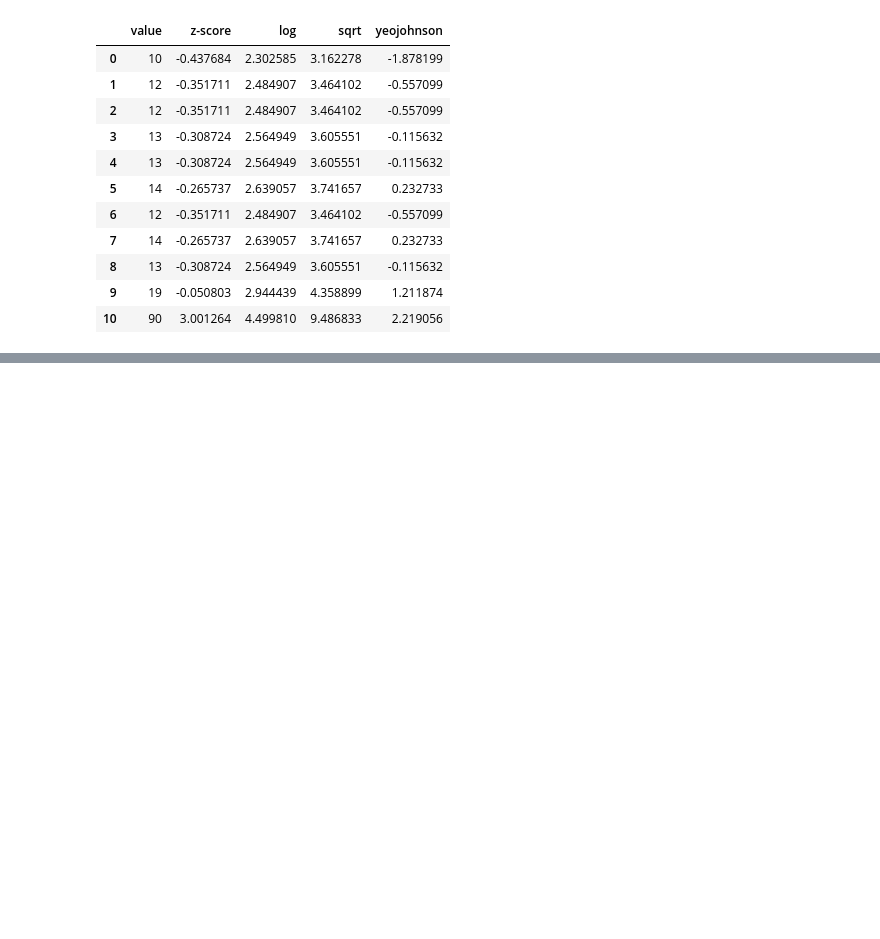
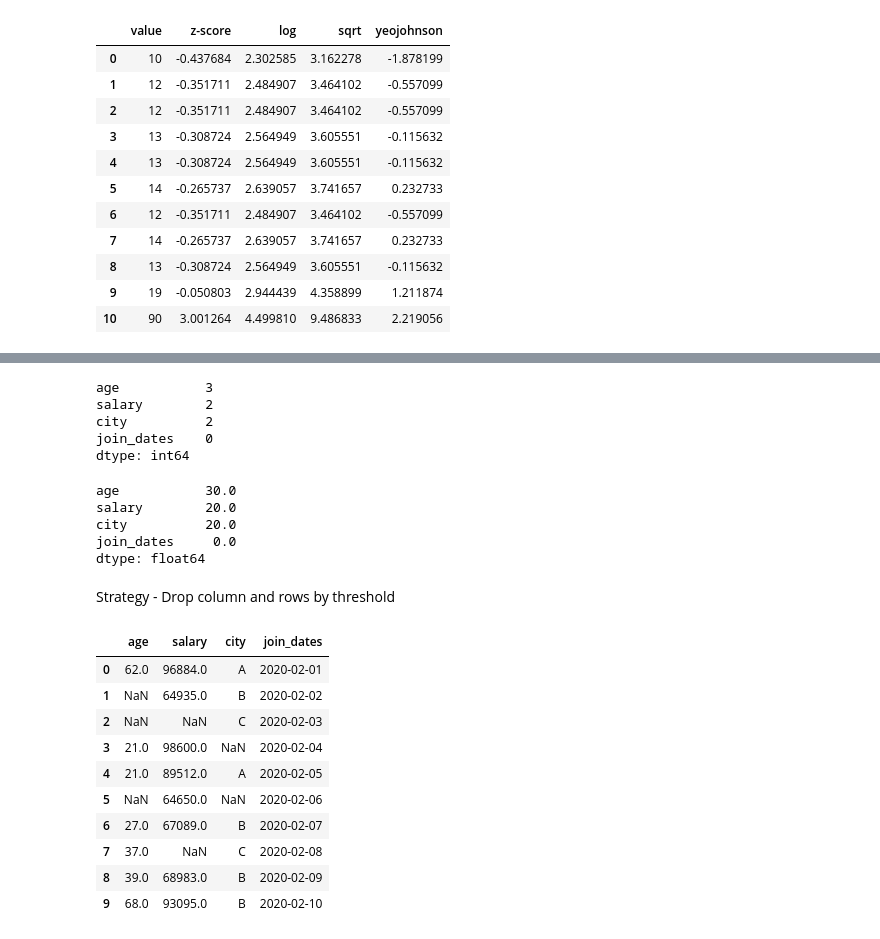
Before and after one commit to devanshu6738/Machine-Learning, a Jupyter notebook: HandlingOutliers.ipynb, the cells around one changed output, grey strips where cells are left out. Saved outputs shown, nothing was run; the diff lists cells and outputs as text; code cells hidden in the pictures; blank space fills up the shorter version.

```diff
--- a/HandlingOutliers.ipynb
+++ b/HandlingOutliers.ipynb
@@ -43,0 +104,35 @@ df
+# %%
+df.isnull().sum()
+# %% [output]
+age           3
+salary        2
+city          2
+join_dates    0
+dtype: int64
+# %%
+df.isnull().mean()*100
+# %% [output]
+age           30.0
+salary        20.0
+city          20.0
+join_dates     0.0
+dtype: float64
+# %% [markdown]
+Strategy - Drop column and rows by threshold
+# %%
+th=0.40
+drop_col=df.columns[df.isnull().mean()>th]
+df.drop(columns=drop_col)
+df
+# %% [output]
+|  | age | salary | city | join_dates |
+| 0 | 62.0 | 96884.0 | A | 2020-02-01 |
+| 1 | NaN | 64935.0 | B | 2020-02-02 |
+| 2 | NaN | NaN | C | 2020-02-03 |
+| 3 | 21.0 | 98600.0 | NaN | 2020-02-04 |
+| 4 | 21.0 | 89512.0 | A | 2020-02-05 |
+| 5 | NaN | 64650.0 | NaN | 2020-02-06 |
+| 6 | 27.0 | 67089.0 | B | 2020-02-07 |
+| 7 | 37.0 | NaN | C | 2020-02-08 |
+| 8 | 39.0 | 68983.0 | B | 2020-02-09 |
+| 9 | 68.0 | 93095.0 | B | 2020-02-10 |
```
Also changed, not shown: parts of 16 cells of this notebook.
